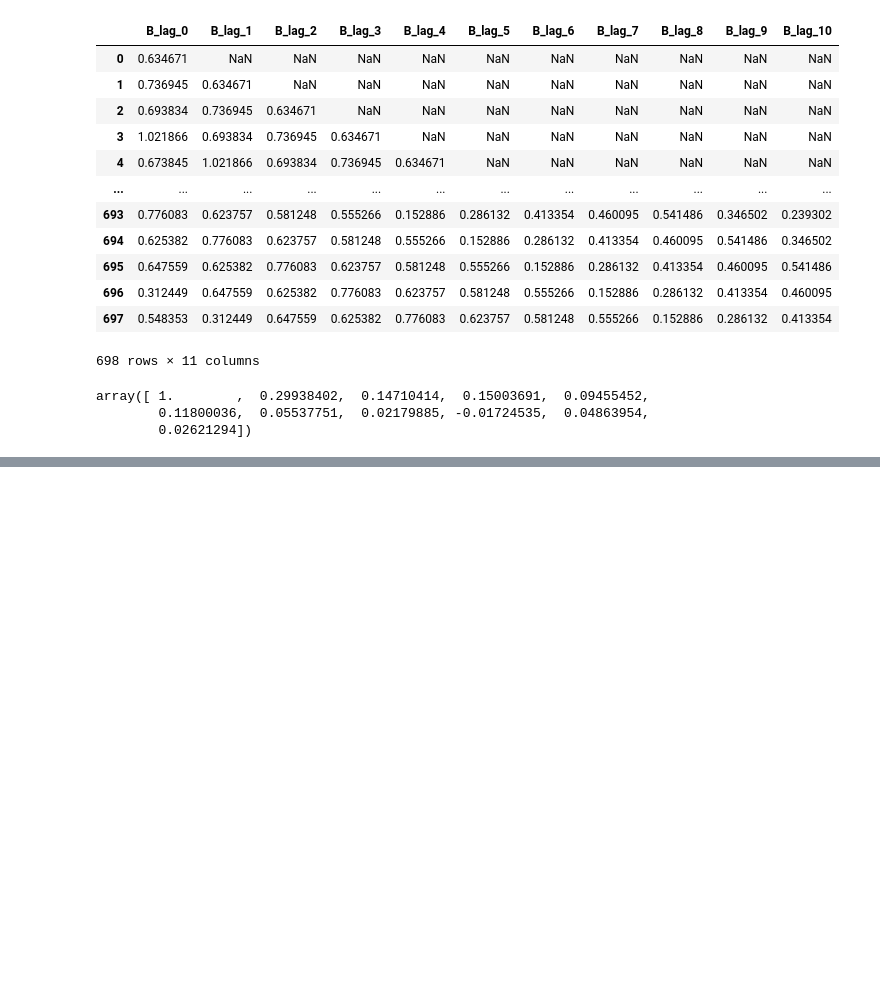
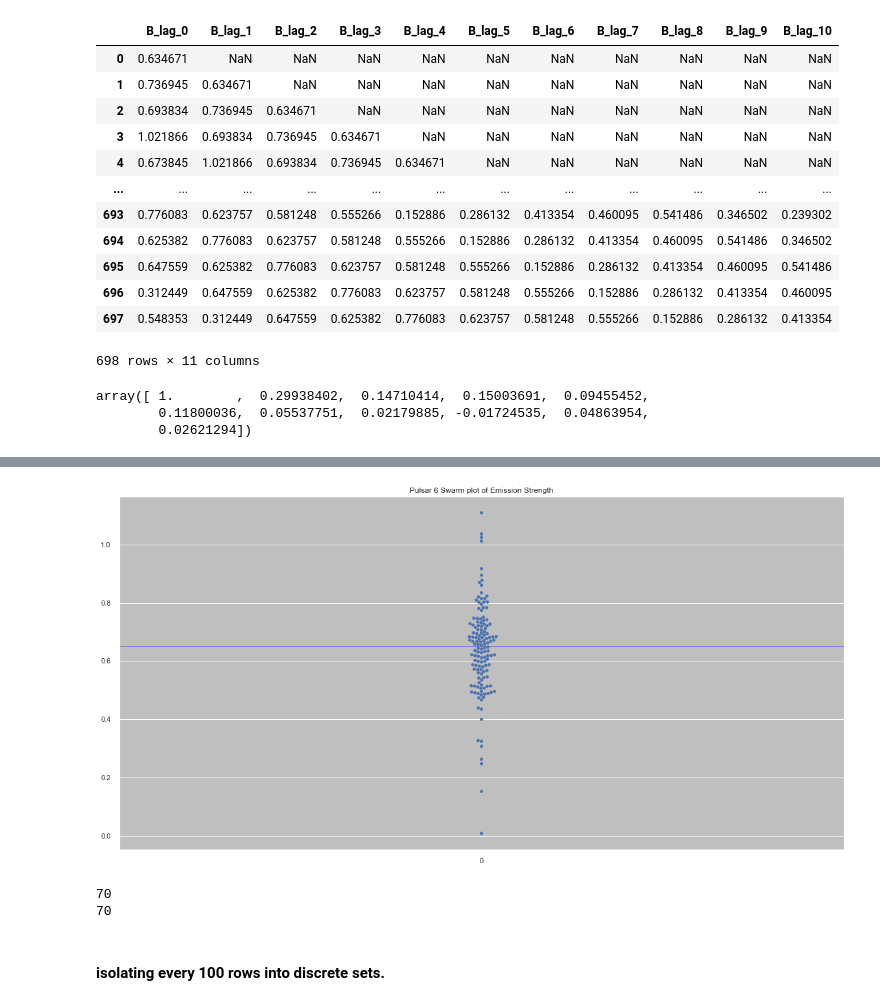
Before and after one commit to doughnutgod/PulsarPioneers, a Jupyter notebook: pulsar6.ipynb, the cells around one changed output, grey strips where cells are left out. Saved outputs shown, nothing was run; the diff lists cells and outputs as text; code cells hidden in the pictures; blank space fills up the shorter version.

```diff
--- a/pulsar6.ipynb
+++ b/pulsar6.ipynb
@@ -446,0 +489,16 @@ array([ 1.        ,  0.29938402,  0.14710414,  0.15003691,  0.09455452,
+# %%
+plt.figure(figsize=(20,10))
+sns.set_style("darkgrid", {"axes.facecolor": ".75"})
+strength = held5ths.Brightness.values
+ax = plt.axhline( y=0.6508051, ls='-',c='mediumslateblue')
+ax = sns.swarmplot(data=held5ths["Brightness"], c="blue").set_title('Pulsar 6 Swarm plot of Emission Strength')
+# %% [output]
+[figure, added]
+# %%
+print(len(held5ths[(held5ths.Brightness > 0.6508051)]))
+print(len(held5ths[(held5ths.Brightness < 0.6508051)]))
+# %% [output]
+70
+70
+# %% [markdown]
+#### isolating every 100 rows into discrete sets.
```
Also changed, not shown: parts of 37 cells of this notebook, 1 other file.
